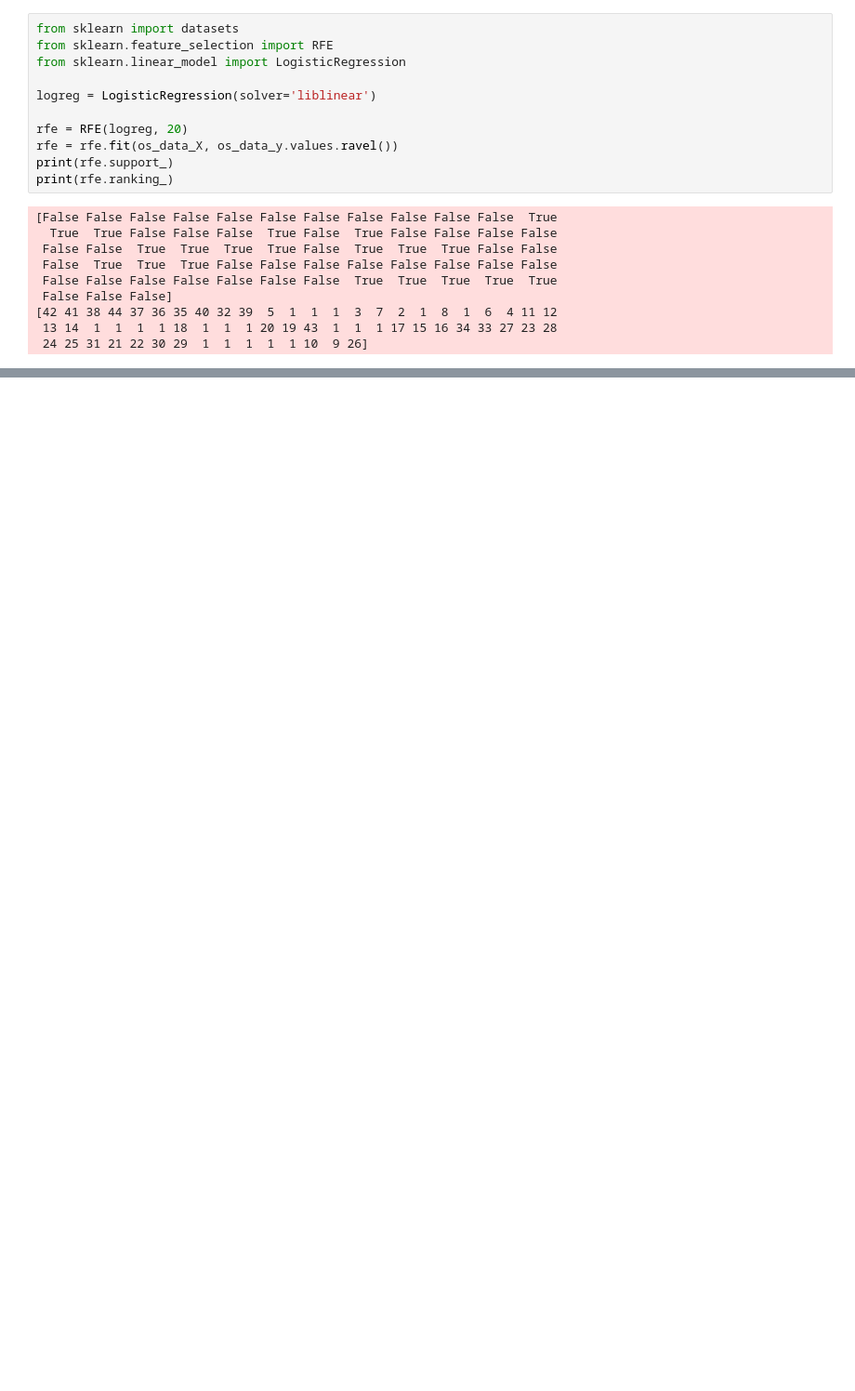
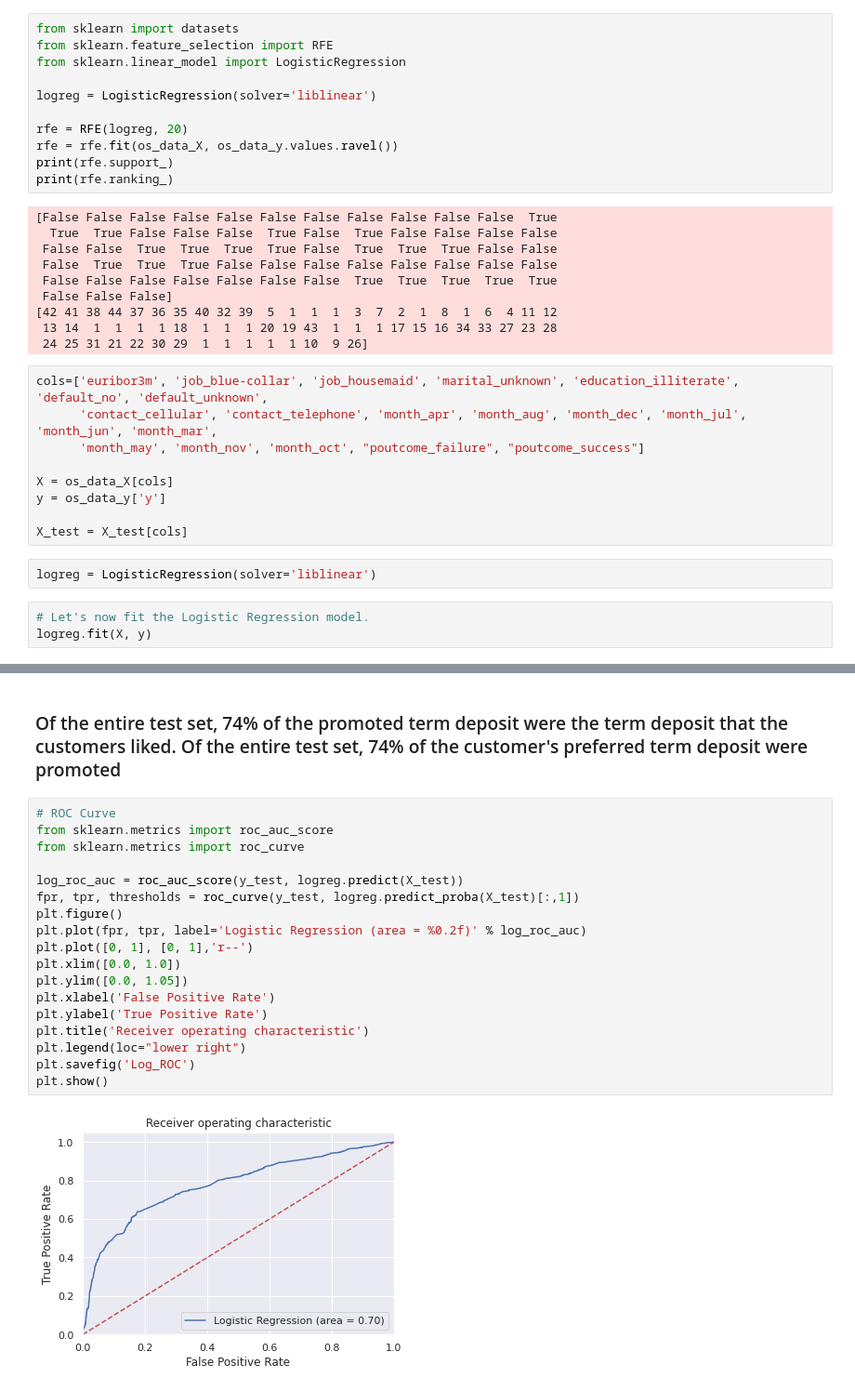
Before and after one commit to 3HeadedSnake/100-days-of-code, a Jupyter notebook: Day46/Day46.ipynb, the cells around one changed output, grey strips where cells are left out. Shown at 93% size. Cells and saved outputs as stored; diff of their text form; blank space fills up the shorter version.

```diff
--- a/Day46/Day46.ipynb
+++ b/Day46/Day46.ipynb
@@ -330,3 +347,17 @@ print(rfe.ranking_)
 [42 41 38 44 37 36 35 40 32 39  5  1  1  1  3  7  2  1  8  1  6  4 11 12
  13 14  1  1  1  1 18  1  1  1 20 19 43  1  1  1 17 15 16 34 33 27 23 28
  24 25 31 21 22 30 29  1  1  1  1  1 10  9 26]
+# %%
+cols=['euribor3m', 'job_blue-collar', 'job_housemaid', 'marital_unknown', 'education_illiterate', 'default_no', 'default_unknown',
+      'contact_cellular', 'contact_telephone', 'month_apr', 'month_aug', 'month_dec', 'month_jul', 'month_jun', 'month_mar',
+      'month_may', 'month_nov', 'month_oct', "poutcome_failure", "poutcome_success"]
+
+X = os_data_X[cols]
+y = os_data_y['y']
+
+X_test = X_test[cols]
+# %%
+logreg = LogisticRegression(solver='liblinear')
+# %%
+# Let's now fit the Logistic Regression model.
+logreg.fit(X, y)
@@ -332,0 +401,22 @@ print(rfe.ranking_)
+# %% [markdown]
+### Of the entire test set, 74% of the promoted term deposit were the term deposit that the customers liked. Of the entire test set, 74% of the customer's preferred term deposit were promoted
+# %%
+# ROC Curve
+from sklearn.metrics import roc_auc_score
+from sklearn.metrics import roc_curve
+
+log_roc_auc = roc_auc_score(y_test, logreg.predict(X_test))
+fpr, tpr, thresholds = roc_curve(y_test, logreg.predict_proba(X_test)[:,1])
+plt.figure()
+plt.plot(fpr, tpr, label='Logistic Regression (area = %0.2f)' % log_roc_auc)
+plt.plot([0, 1], [0, 1],'r--')
+plt.xlim([0.0, 1.0])
+plt.ylim([0.0, 1.05])
+plt.xlabel('False Positive Rate')
+plt.ylabel('True Positive Rate')
+plt.title('Receiver operating characteristic')
+plt.legend(loc="lower right")
+plt.savefig('Log_ROC')
+plt.show()
+# %% [output]
+[figure, added]
```
Also changed, not shown: parts of 8 cells of this notebook, 33 other files.
